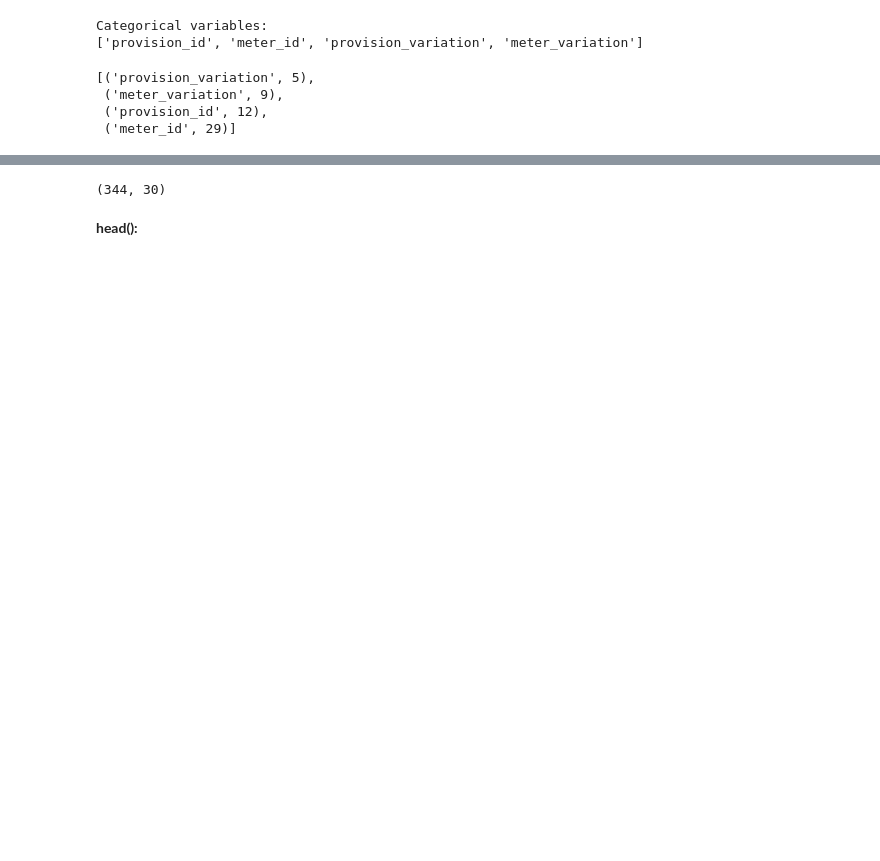
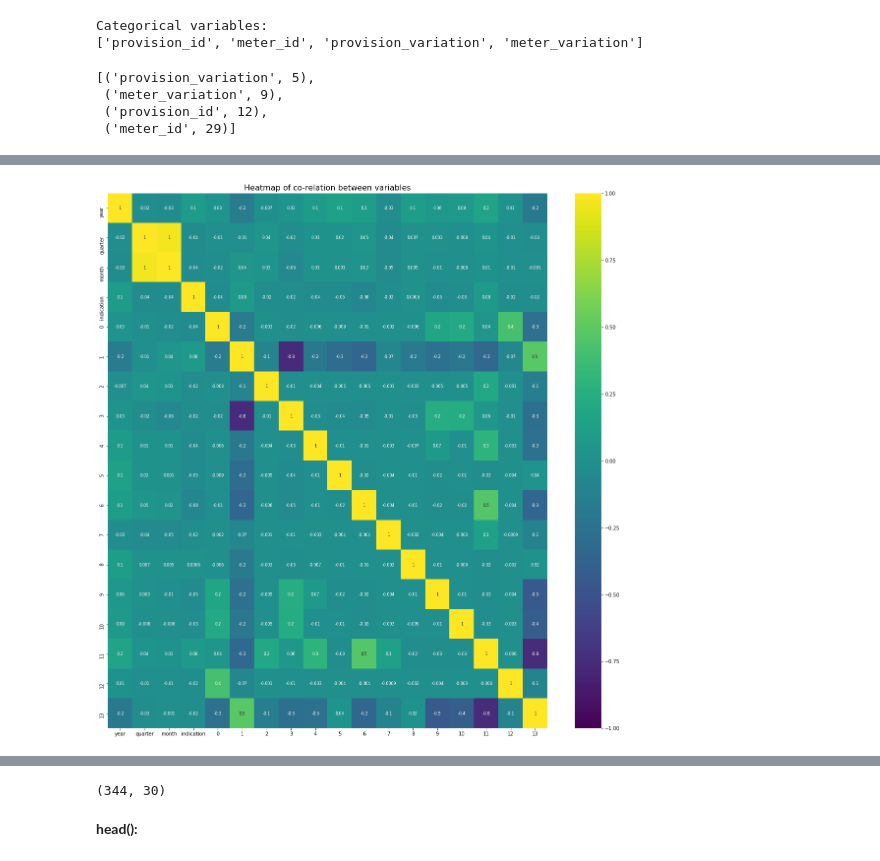
Before and after one commit to geomyll33/Beautez, a Jupyter notebook: project1.ipynb, the cells around one changed output, grey strips where cells are left out. Saved outputs shown, nothing was run; the diff lists cells and outputs as text; code cells hidden in the pictures; blank space fills up the shorter version.

```diff
--- a/project1.ipynb
+++ b/project1.ipynb
@@ -111 +111,4 @@ OH_df.reset_index(drop=True)
 1116 rows × 19 columns
+# %%
+OH_df['indication']=OH_df['indication'].fillna(OH_df.groupby(['timestamp'])['indication'].transform('mean'))
+OH_df
@@ -111,0 +152,7 @@ OH_df.reset_index(drop=True)
+# %%
+f, ax = plt.subplots(figsize=(20, 20))
+sns.heatmap(OH_df.corr(),annot=True,fmt='.1g',vmin=-1, vmax=1, center= 0,annot_kws={"size":8},cmap='viridis')
+plt.title('Heatmap of co-relation between variables',fontsize=16)
+plt.show()
+# %% [output]
+[figure, added]
```
Also changed, not shown: parts of 20 cells of this notebook.
